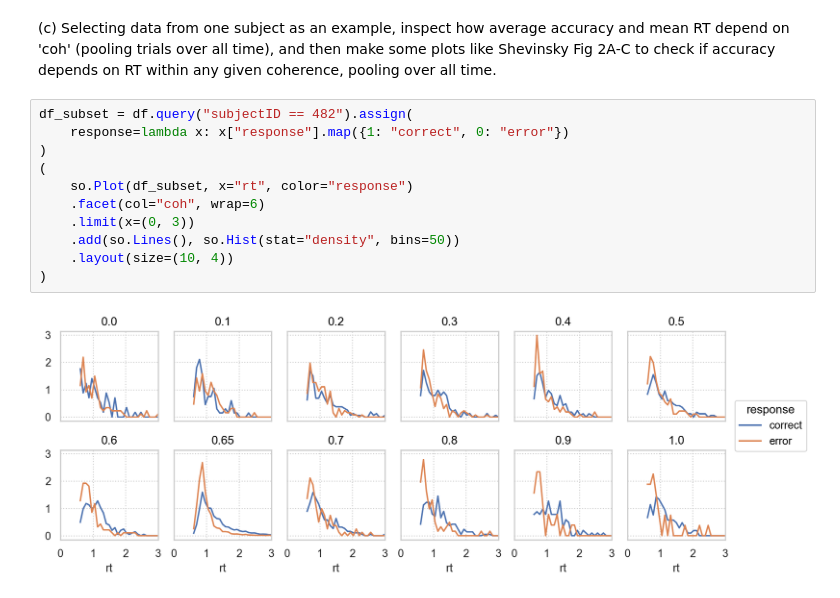
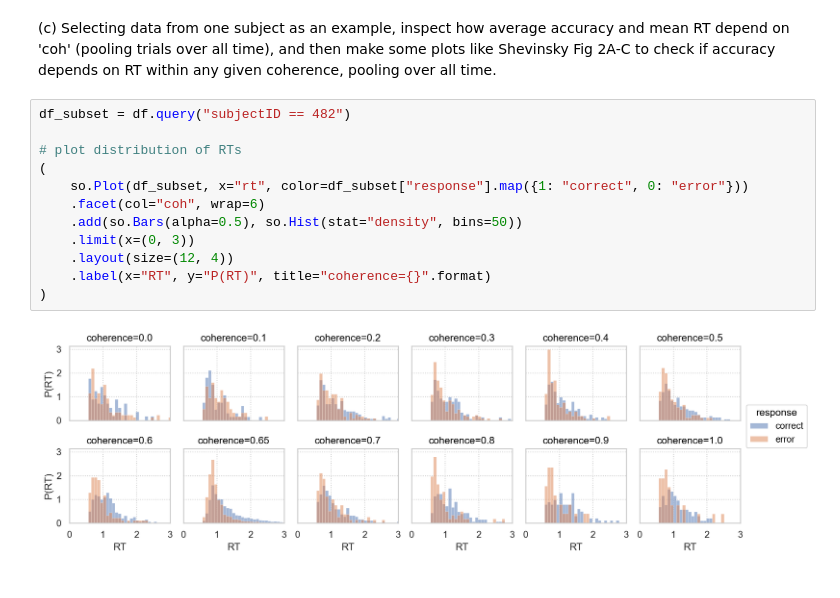
Before and after one commit to griegner/drift-diffusion, a Jupyter notebook: examples/nguyen-2020-dataset.ipynb, the cells around one changed output. Drawn from its saved outputs; the diff is of its cells as text.

```diff
--- a/examples/nguyen-2020-dataset.ipynb
+++ b/examples/nguyen-2020-dataset.ipynb
@@ -128,15 +123,16 @@ test statistic: 0.123 p-value: 0.1000
 # %% [markdown]
 (c) Selecting data from one subject as an example, inspect how average accuracy and mean RT depend on 'coh' (pooling trials over all time), and then make some plots like Shevinsky Fig 2A-C to check if accuracy depends on RT within any given coherence, pooling over all time.
 # %%
-df_subset = df.query("subjectID == 482").assign(
-    response=lambda x: x["response"].map({1: "correct", 0: "error"})
+df_subset = df.query("subjectID == 482")
+
+# plot distribution of RTs
+(
+    so.Plot(df_subset, x="rt", color=df_subset["response"].map({1: "correct", 0: "error"}))
+    .facet(col="coh", wrap=6)
+    .add(so.Bars(alpha=0.5), so.Hist(stat="density", bins=50))
+    .limit(x=(0, 3))
+    .layout(size=(12, 4))
+    .label(x="RT", y="P(RT)", title="coherence={}".format)
 )
-(
-    so.Plot(df_subset, x="rt", color="response")
-    .facet(col="coh", wrap=6)
-    .limit(x=(0, 3))
-    .add(so.Lines(), so.Hist(stat="density", bins=50))
-    .layout(size=(10, 4))
-)
 # %% [output]
-[figure, old version]
+[figure, new version]
```
Also changed, not shown: parts of 8 cells of this notebook.
